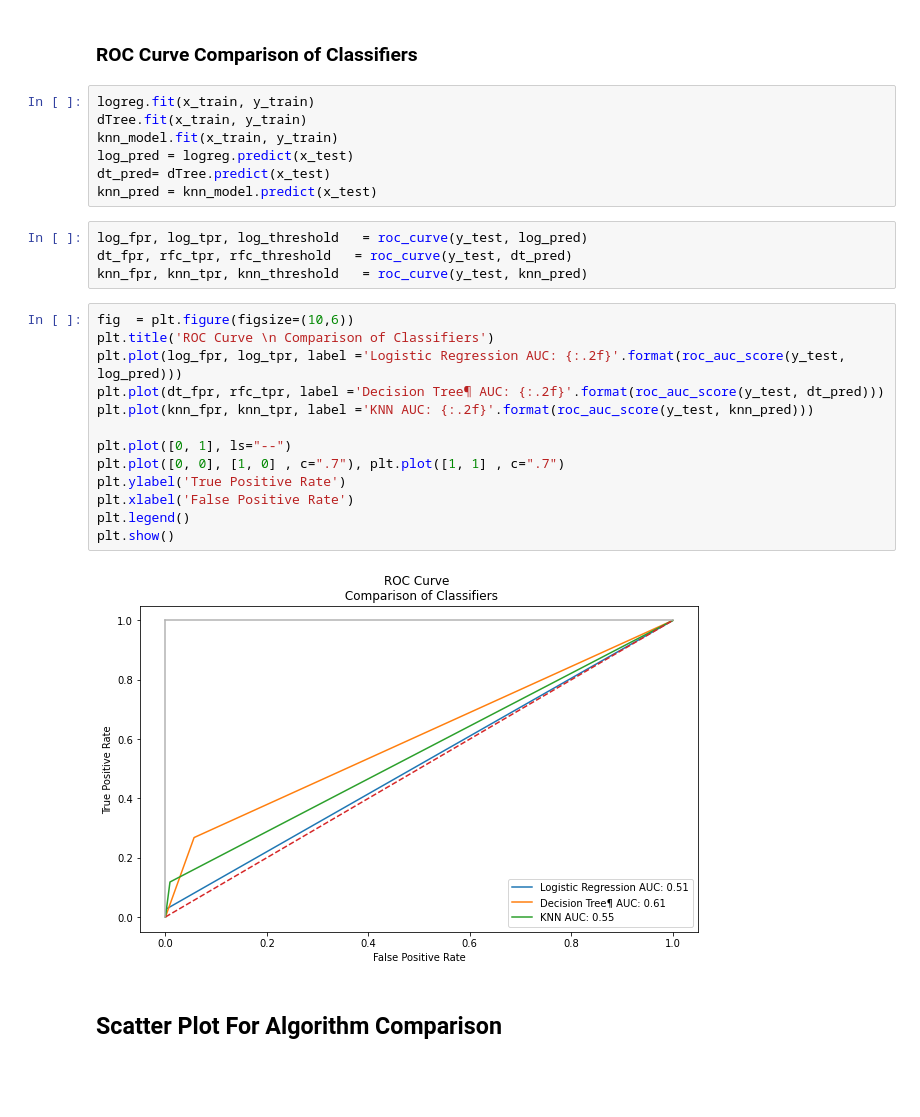
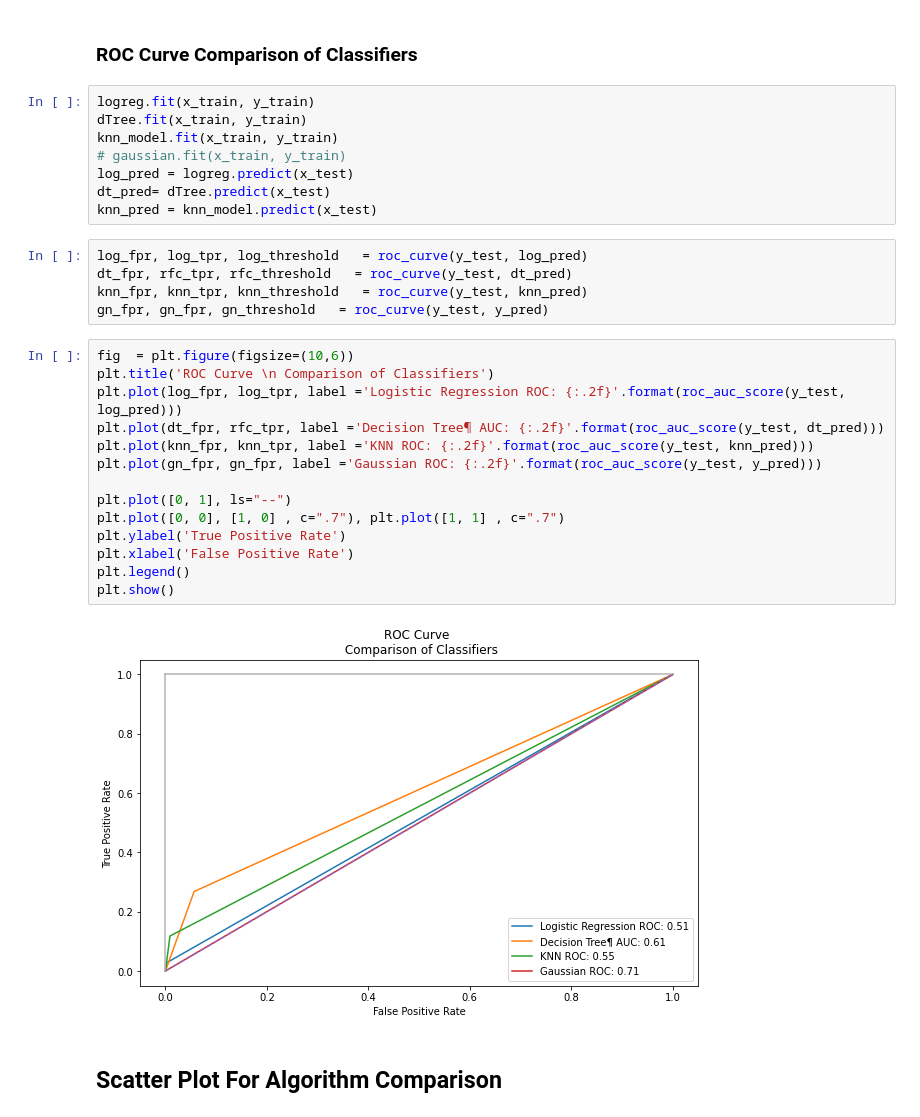
Before and after one commit to 0xgun/Credit-Eligibility, a Jupyter notebook: Phase_2/Phase 2.ipynb, the cells around one changed output. Saved outputs shown, nothing was run; the diff lists cells and outputs as text; blank space fills up the shorter version.

```diff
--- a/Phase_2/Phase 2.ipynb
+++ b/Phase_2/Phase 2.ipynb
@@ -897,6 +901,7 @@ k_results
 logreg.fit(x_train, y_train)
 dTree.fit(x_train, y_train)
 knn_model.fit(x_train, y_train)
+# gaussian.fit(x_train, y_train)
 log_pred = logreg.predict(x_test)
 dt_pred= dTree.predict(x_test)
 knn_pred = knn_model.predict(x_test)
@@ -904,21 +909,23 @@ knn_pred = knn_model.predict(x_test)
 log_fpr, log_tpr, log_threshold   = roc_curve(y_test, log_pred)
 dt_fpr, rfc_tpr, rfc_threshold   = roc_curve(y_test, dt_pred)
 knn_fpr, knn_tpr, knn_threshold   = roc_curve(y_test, knn_pred)
+gn_fpr, gn_fpr, gn_threshold   = roc_curve(y_test, y_pred)
 # %%
 fig  = plt.figure(figsize=(10,6))
 plt.title('ROC Curve \n Comparison of Classifiers')
-plt.plot(log_fpr, log_tpr, label ='Logistic Regression AUC: {:.2f}'.format(roc_auc_score(y_test, log_pred)))
+plt.plot(log_fpr, log_tpr, label ='Logistic Regression ROC: {:.2f}'.format(roc_auc_score(y_test, log_pred)))
 plt.plot(dt_fpr, rfc_tpr, label ='Decision Tree¶ AUC: {:.2f}'.format(roc_auc_score(y_test, dt_pred)))
-plt.plot(knn_fpr, knn_tpr, label ='KNN AUC: {:.2f}'.format(roc_auc_score(y_test, knn_pred)))
+plt.plot(knn_fpr, knn_tpr, label ='KNN ROC: {:.2f}'.format(roc_auc_score(y_test, knn_pred)))
+plt.plot(gn_fpr, gn_fpr, label ='Gaussian ROC: {:.2f}'.format(roc_auc_score(y_test, y_pred)))
 
 plt.plot([0, 1], ls="--")
 plt.plot([0, 0], [1, 0] , c=".7"), plt.plot([1, 1] , c=".7")
 plt.ylabel('True Positive Rate')
 plt.xlabel('False Positive Rate')
 plt.legend()
 plt.show()
 # %% [output]
-[figure, old version]
+[figure, new version]
 # %% [markdown]
 ## Scatter Plot For Algorithm Comparison
 # %%
```
Also changed, not shown: parts of 1 cell of this notebook, 1 other file.
